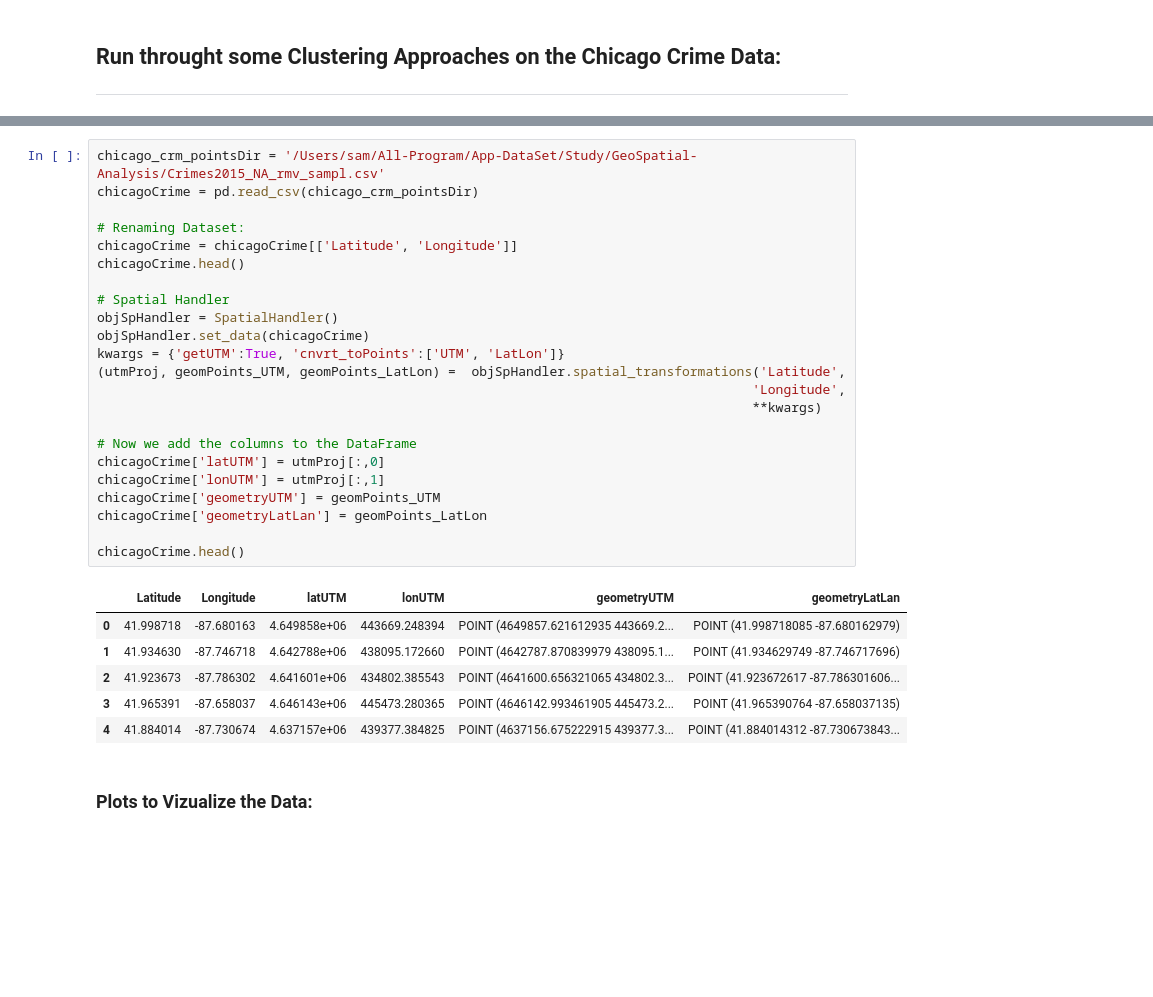
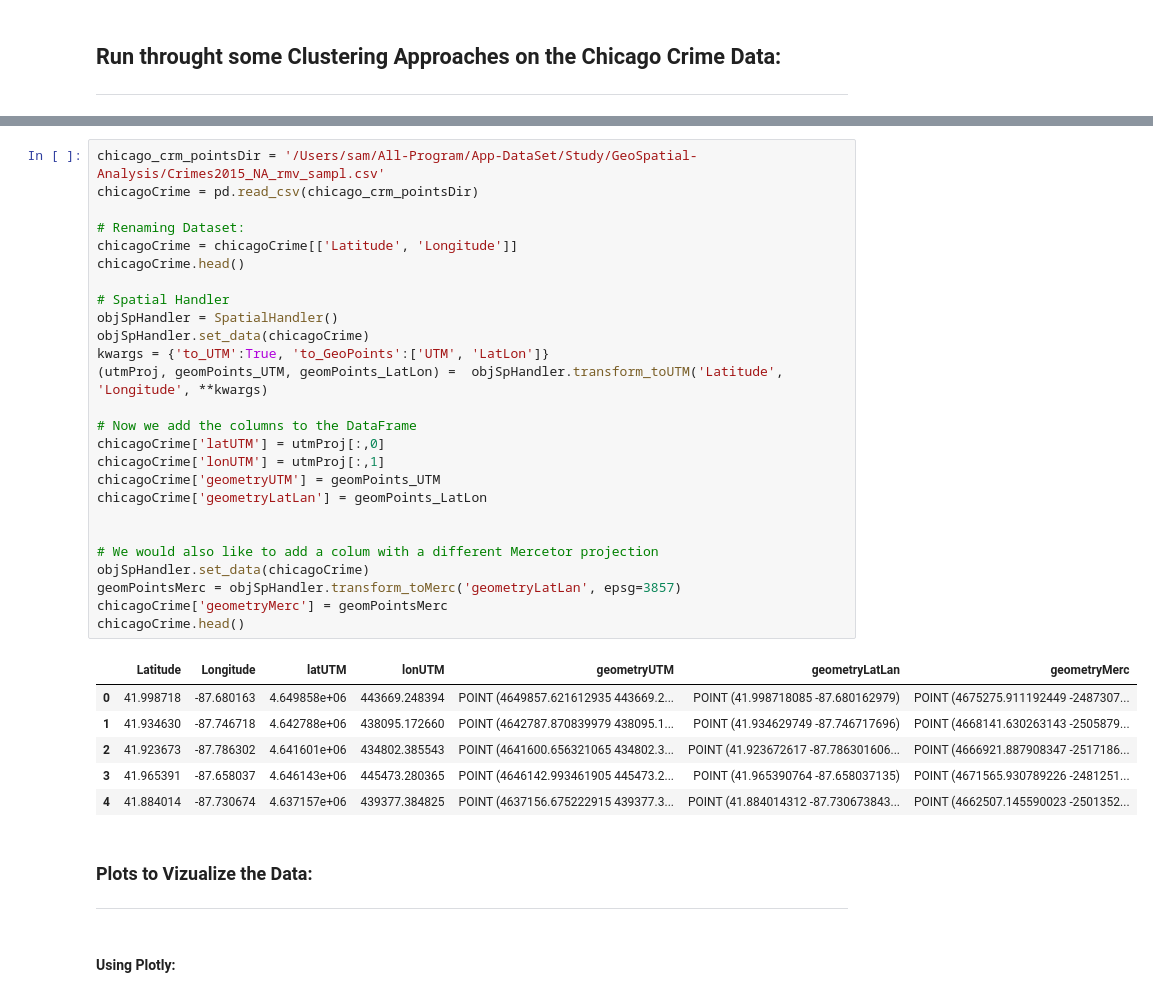
Before and after one commit to Sardhendu/Study, a Jupyter notebook: GeoSpatial-Analysis/Clustering-SpatialData.ipynb, the cells around one changed output, grey strips where cells are left out. Saved outputs shown, nothing was run; the diff lists cells and outputs as text; blank space fills up the shorter version.

```diff
--- a/GeoSpatial-Analysis/Clustering-SpatialData.ipynb
+++ b/GeoSpatial-Analysis/Clustering-SpatialData.ipynb
@@ -101,32 +298,38 @@ class Plot():
 # %%
 chicago_crm_pointsDir = '/Users/sam/All-Program/App-DataSet/Study/GeoSpatial-Analysis/Crimes2015_NA_rmv_sampl.csv'
 chicagoCrime = pd.read_csv(chicago_crm_pointsDir)
 
 # Renaming Dataset:
 chicagoCrime = chicagoCrime[['Latitude', 'Longitude']]
 chicagoCrime.head()
 
 # Spatial Handler
 objSpHandler = SpatialHandler()
 objSpHandler.set_data(chicagoCrime)
-kwargs = {'getUTM':True, 'cnvrt_toPoints':['UTM', 'LatLon']}
-(utmProj, geomPoints_UTM, geomPoints_LatLon) =  objSpHandler.spatial_transformations('Latitude',
-                                                                                    'Longitude',
-                                                                                    **kwargs)
+kwargs = {'to_UTM':True, 'to_GeoPoints':['UTM', 'LatLon']}
+(utmProj, geomPoints_UTM, geomPoints_LatLon) =  objSpHandler.transform_toUTM('Latitude', 'Longitude', **kwargs)
 
 # Now we add the columns to the DataFrame
 chicagoCrime['latUTM'] = utmProj[:,0]
 chicagoCrime['lonUTM'] = utmProj[:,1]
 chicagoCrime['geometryUTM'] = geomPoints_UTM
 chicagoCrime['geometryLatLan'] = geomPoints_LatLon
 
+
+# We would also like to add a colum with a different Mercetor projection
+objSpHandler.set_data(chicagoCrime)
+geomPointsMerc = objSpHandler.transform_toMerc('geometryLatLan', epsg=3857)
+chicagoCrime['geometryMerc'] = geomPointsMerc
 chicagoCrime.head()
 # %% [output]
-|  | Latitude | Longitude | latUTM | lonUTM | geometryUTM | geometryLatLan |
-| 0 | 41.998718 | -87.680163 | 4.649858e+06 | 443669.248394 | POINT (4649857.621612935 443669.2... | POINT (41.998718085 -87.680162979) |
-| 1 | 41.934630 | -87.746718 | 4.642788e+06 | 438095.172660 | POINT (4642787.870839979 438095.1... | POINT (41.934629749 -87.746717696) |
-| 2 | 41.923673 | -87.786302 | 4.641601e+06 | 434802.385543 | POINT (4641600.656321065 434802.3... | POINT (41.923672617 -87.786301606... |
-| 3 | 41.965391 | -87.658037 | 4.646143e+06 | 445473.280365 | POINT (4646142.993461905 445473.2... | POINT (41.965390764 -87.658037135) |
-| 4 | 41.884014 | -87.730674 | 4.637157e+06 | 439377.384825 | POINT (4637156.675222915 439377.3... | POINT (41.884014312 -87.730673843... |
+|  | Latitude | Longitude | latUTM | lonUTM | geometryUTM | geometryLatLan | geometryMerc |
+| 0 | 41.998718 | -87.680163 | 4.649858e+06 | 443669.248394 | POINT (4649857.621612935 443669.2... | POINT (41.998718085 -87.680162979) | POINT (4675275.911192449 -2487307... |
+| 1 | 41.934630 | -87.746718 | 4.642788e+06 | 438095.172660 | POINT (4642787.870839979 438095.1... | POINT (41.934629749 -87.746717696) | POINT (4668141.630263143 -2505879... |
+| 2 | 41.923673 | -87.786302 | 4.641601e+06 | 434802.385543 | POINT (4641600.656321065 434802.3... | POINT (41.923672617 -87.786301606... | POINT (4666921.887908347 -2517186... |
+| 3 | 41.965391 | -87.658037 | 4.646143e+06 | 445473.280365 | POINT (4646142.993461905 445473.2... | POINT (41.965390764 -87.658037135) | POINT (4671565.930789226 -2481251... |
+| 4 | 41.884014 | -87.730674 | 4.637157e+06 | 439377.384825 | POINT (4637156.675222915 439377.3... | POINT (41.884014312 -87.730673843... | POINT (4662507.145590023 -2501352... |
 # %% [markdown]
 ### Plots to Vizualize the Data:
+-----------
+# %% [markdown]
+#### Using Plotly:
```
Also changed, not shown: parts of 21 cells of this notebook, 3 other files.
